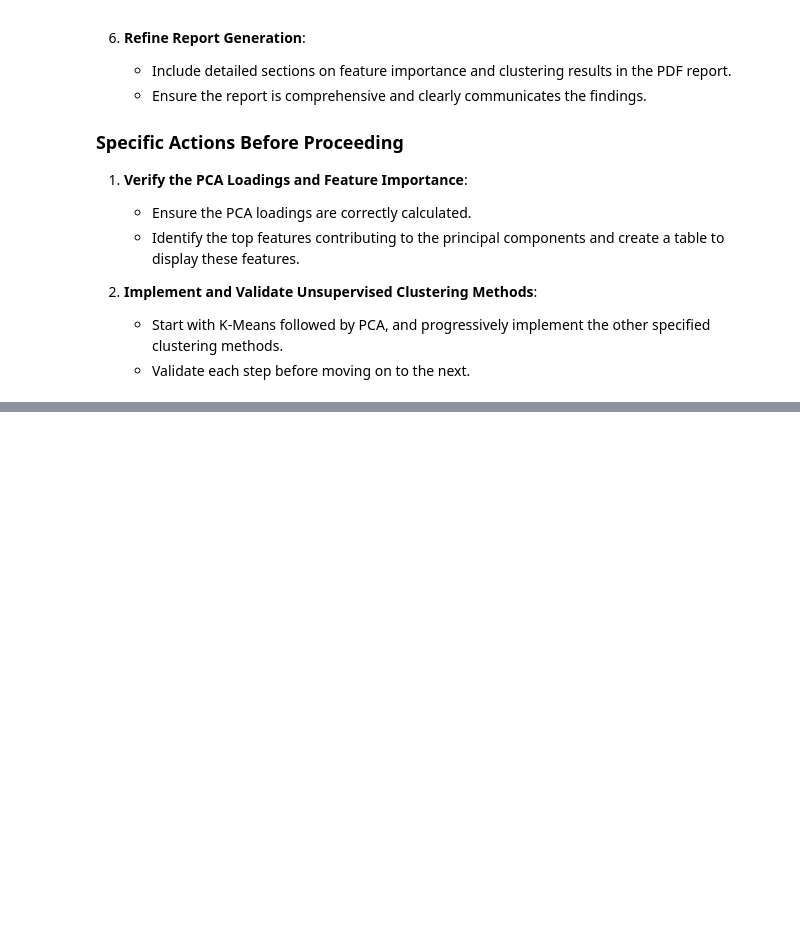
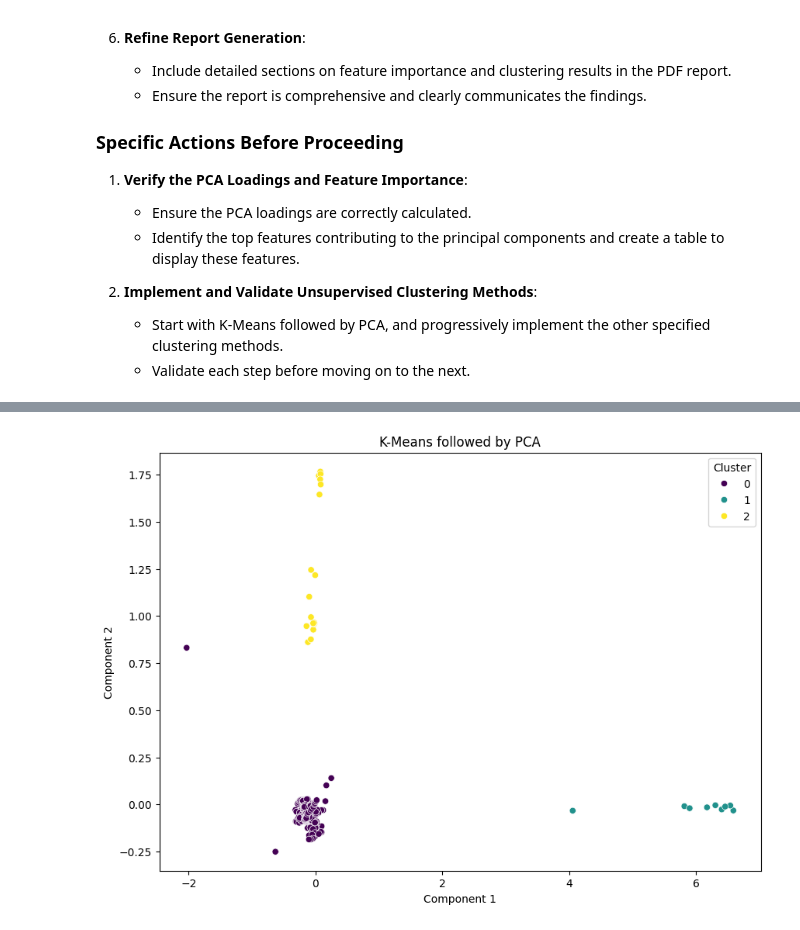
Before and after one commit to mfhars/cpocluster, a Jupyter notebook: 3. StepByStep.ipynb, the cells around one changed output, grey strips where cells are left out. Cells and saved outputs as stored; diff of their text form; code cells hidden in the pictures; blank space fills up the shorter version.

```diff
--- a/3. StepByStep.ipynb
+++ b/3. StepByStep.ipynb
@@ -1396,0 +1208,21 @@ NameError: name 'remaining_numeric_data' is not defined
+# %%
+from sklearn.cluster import KMeans
+
+# Apply K-Means
+kmeans = KMeans(n_clusters=3, random_state=42)
+kmeans_labels = kmeans.fit_predict(remaining_numeric_data)
+
+# Apply PCA
+pca = PCA(n_components=2)
+pca_components = pca.fit_transform(remaining_numeric_data)
+
+# Plot K-Means followed by PCA result
+plt.figure(figsize=(10, 7))
+sns.scatterplot(x=pca_components[:, 0], y=pca_components[:, 1], hue=kmeans_labels, palette='viridis')
+plt.title('K-Means followed by PCA')
+plt.xlabel('Component 1')
+plt.ylabel('Component 2')
+plt.legend(title='Cluster')
+plt.show()
+# %% [output]
+[figure, added]
```
Also changed, not shown: parts of 28 cells of this notebook, 37 other files.
